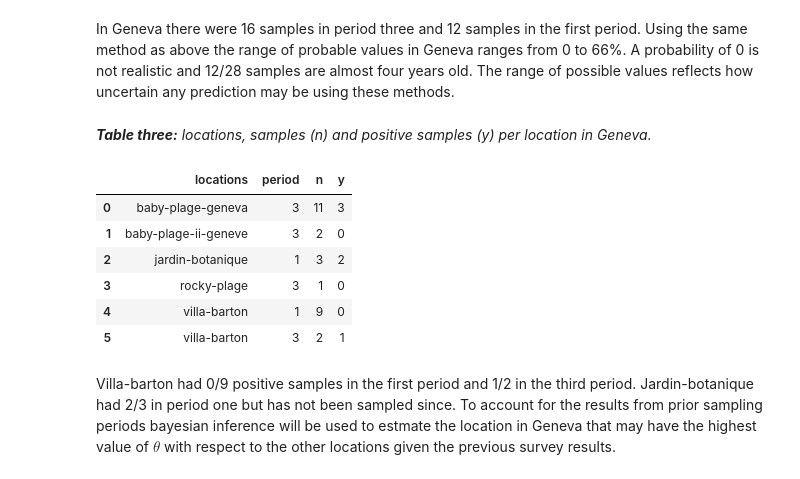
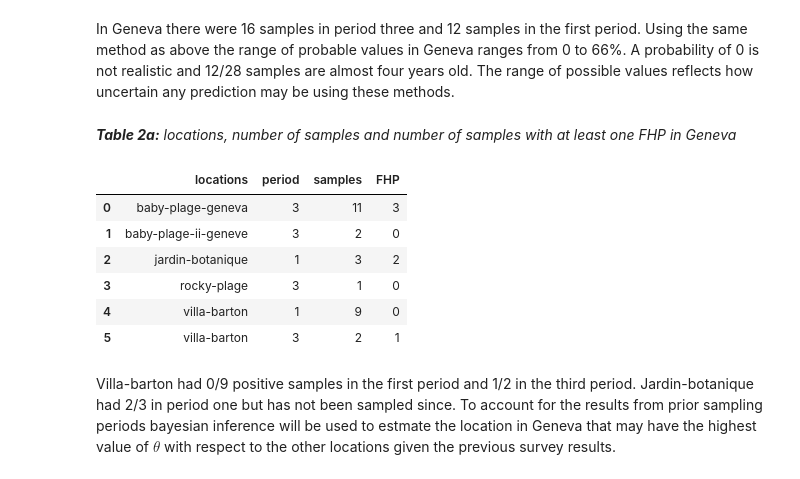
Before and after one commit to hammerdirt-analyst/finding-one-object, a Jupyter notebook: end_period_plastic.ipynb, the cells around one changed output. Saved outputs shown, nothing was run; the diff lists cells and outputs as text; code cells hidden in the pictures.

```diff
--- a/end_period_plastic.ipynb
+++ b/end_period_plastic.ipynb
@@ -202,4 +281,7 @@ NameError: name 'x' is not defined
 # %%
+fhg_summary.reset_index(inplace=True)
+fhg_summary["rate"] = fhg_summary.s_pos/fhg_summary["n samples"]
+
 # assign a period to each sample
 ldb['period'] = 1
 ldb.loc[y_two, 'period'] = 2
@@ -211,17 +293,33 @@ just_fhg['found'] = False
 just_fhg.loc[(just_fhg.quantity > 0), 'found'] = True
 
 # count the positive values y for each period and region
-geneva = just_fhg[sg]
+geneva = just_fhg[just_fhg.city.isin(city)]
 summary_geneva = geneva.groupby('period', as_index=False).agg({'location':'nunique', 'loc_date':'nunique', 'found':'sum'})
-summary_geneva.rename(columns={'loc_date':'n','found':'y', 'location':'locations'}, inplace=True)
+summary_geneva.rename(columns={'loc_date':'samples','found':'FHP', 'location':'locations'}, inplace=True)
 
 #there were  no samples in Geneva durring the second sampling period
 summary_geneva.loc[2] = 2,0, 0, 0
 summary_geneva.sort_values(by='period', inplace=True)
 summary_geneva.reset_index(drop=True, inplace=True)
-geneva_yn = [(summary_geneva.loc[x].y, summary_geneva.loc[x].n) for x in  summary_geneva.index]
 
 summary_just_fhg = just_fhg.groupby('period', as_index=False).agg({'location':'nunique', 'loc_date':'nunique', 'found':'sum'})
-summary_just_fhg.rename(columns={'loc_date':'n','found':'y', 'location':'locations'}, inplace=True)
-summary_just_fhg
+summary_just_fhg.rename(columns={'loc_date':'samples','found':'FHP', 'location':'locations'}, inplace=True)
+
+fig, ax = plt.subplots(1,2, figsize=(9,5))
+
+axone = ax[0]
+axtwo= ax[1]
+
+table_one = a_simple_formatted_table(axone,summary_just_fhg.values,colLabels=summary_just_fhg.columns, a_color="black", colWidths=[*[.25]*4], bbox=[0,0,1,1])
+axone = remove_spines(axone)
+axone = remove_ticks(axone)
+axone.set_xlabel("Lac Léman", fontsize=14, labelpad=14)
+
+table_two = a_simple_formatted_table(axtwo,summary_geneva.values,colLabels=summary_geneva.columns, a_color="black", colWidths=[*[.25]*4], bbox=[0,0,1,1],)
+axtwo = remove_spines(axtwo)
+axtwo = remove_ticks(axtwo)
+axtwo.set_xlabel("Geneva", fontsize=14, labelpad=14)
+
+
+plt.show()
 # %% [output]
@@ -241,13 +886,13 @@ summary_geneva
 # %% [markdown]
 In Geneva there were 16 samples in period three and 12 samples in the first period. Using the same method as above the range of probable values in Geneva ranges from 0 to 66%. A probability of 0 is not realistic and 12/28 samples are almost four years old. The range of possible values reflects how uncertain any prediction may be using these methods.
 # %% [markdown]
-*__Table three:__ locations, samples (n) and positive samples (y) per location in Geneva.*
+*__Table 2a:__ locations, number of samples and number of samples with at least one FHP in Geneva*
 # %%
 glocs_summary = geneva.groupby(['location', 'period'], as_index=False).agg({'loc_date':'nunique', 'fail':'sum'})
-glocs_summary.rename(columns={'loc_date':'n','fail':'y', 'location':'locations'}, inplace=True)
+glocs_summary.rename(columns={'loc_date':'samples','fail':'FHP', 'location':'locations'}, inplace=True)
 glocs_summary
 # %% [output]
-|  | locations | period | n | y |
+|  | locations | period | samples | FHP |
 | 0 | baby-plage-geneva | 3 | 11 | 3 |
 | 1 | baby-plage-ii-geneve | 3 | 2 | 0 |
 | 2 | jardin-botanique | 1 | 3 | 2 |
```
Also changed, not shown: parts of 145 cells of this notebook, 2 other files.
